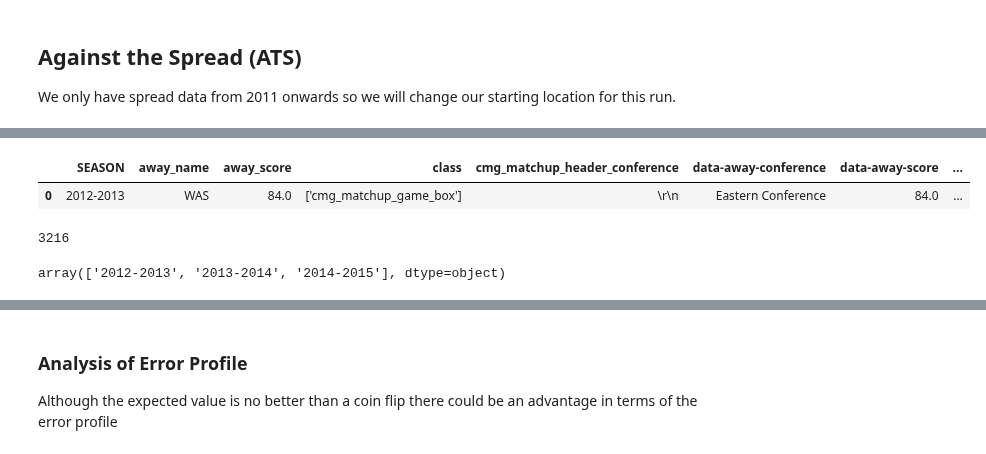
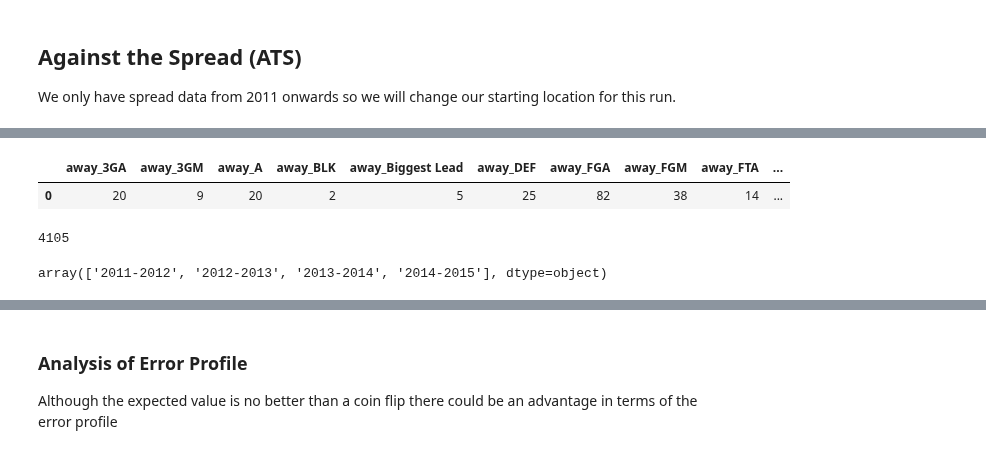
Before and after one commit to rogerfitz/tutorials, a Jupyter notebook: Nate Silver ELO/NBA ELO Replicate.ipynb, the cells around one changed output, grey strips where cells are left out. Drawn from its saved outputs; the diff is of its cells as text; code cells hidden in the pictures.

```diff
--- a/Nate Silver ELO/NBA ELO Replicate.ipynb
+++ b/Nate Silver ELO/NBA ELO Replicate.ipynb
@@ -392,5 +434,5 @@ class HeadToHeadModel(object):
 # %%
-matchups['game_id']=matchups.apply(lambda x: x['data-game-date'].split(" ")[0].replace("-","")+"0"+x['home_name'],axis=1)
+matchups['game_id']=matchups.apply(lambda x: x['game_datetime'].split(" ")[0].replace("-","")+"0"+x['home_name'],axis=1)
 games_w_odds=matchups.merge(games)
 games_w_odds.tail(1)
 # %% [output]
@@ -421,16 +447,16 @@ m.power_rankings()
 # %%
 games_w_odds['predictedHomeMOV']=m.predictions
 games_w_odds['homeMOV']=games_w_odds['pts']-games_w_odds['opp_pts']
-games_w_odds['homeCover']=(games_w_odds['homeMOV']+games_w_odds['data-game-odd'])>0
+games_w_odds['homeCover']=(games_w_odds['homeMOV']+games_w_odds['home_line'])>0
 games_w_odds.head(1)
 # %% [output]
-|  | SEASON | away_name | away_score | class | cmg_matchup_header_conference | data-away-conference | data-away-score | ... |
-| 0 | 2012-2013 | WAS | 84.0 | ['cmg_matchup_game_box'] | \r\n | Eastern Conference | 84.0 | ... |
+|  | away_3GA | away_3GM | away_A | away_BLK | away_Biggest Lead | away_DEF | away_FGA | away_FGM | away_FTA | ... |
+| 0 | 20 | 9 | 20 | 2 | 5 | 25 | 82 | 38 | 14 | ... |
 # %%
 len(games_w_odds)
 # %% [output]
-3216
+4105
 # %%
 games_w_odds['SEASON'].unique()
 # %% [output]
-array(['2012-2013', '2013-2014', '2014-2015'], dtype=object)
+array(['2011-2012', '2012-2013', '2013-2014', '2014-2015'], dtype=object)
```
Also changed, not shown: parts of 20 cells of this notebook, 5 other files.
